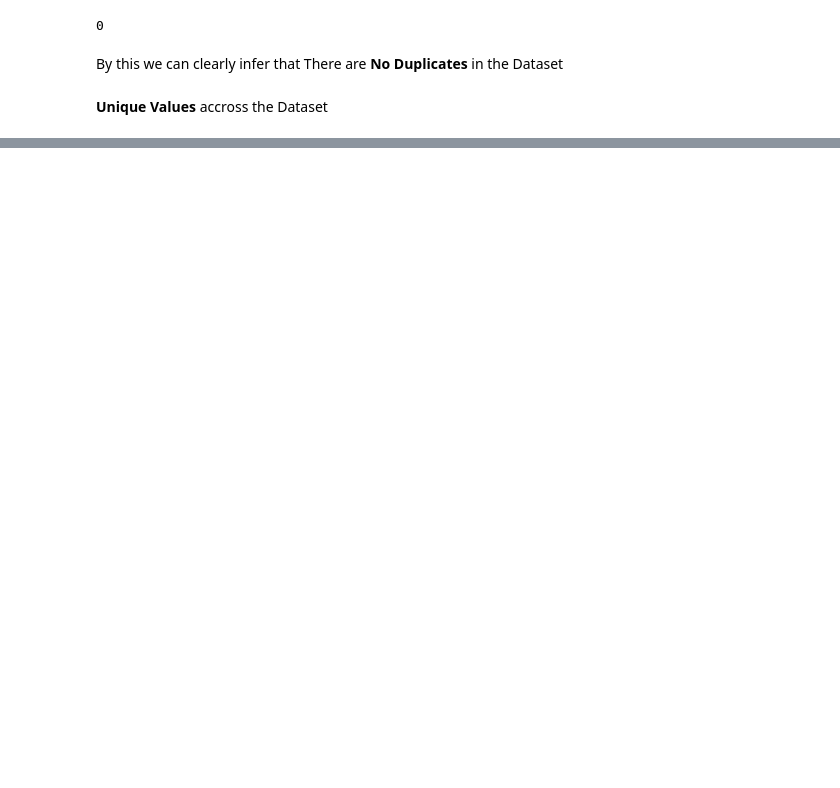
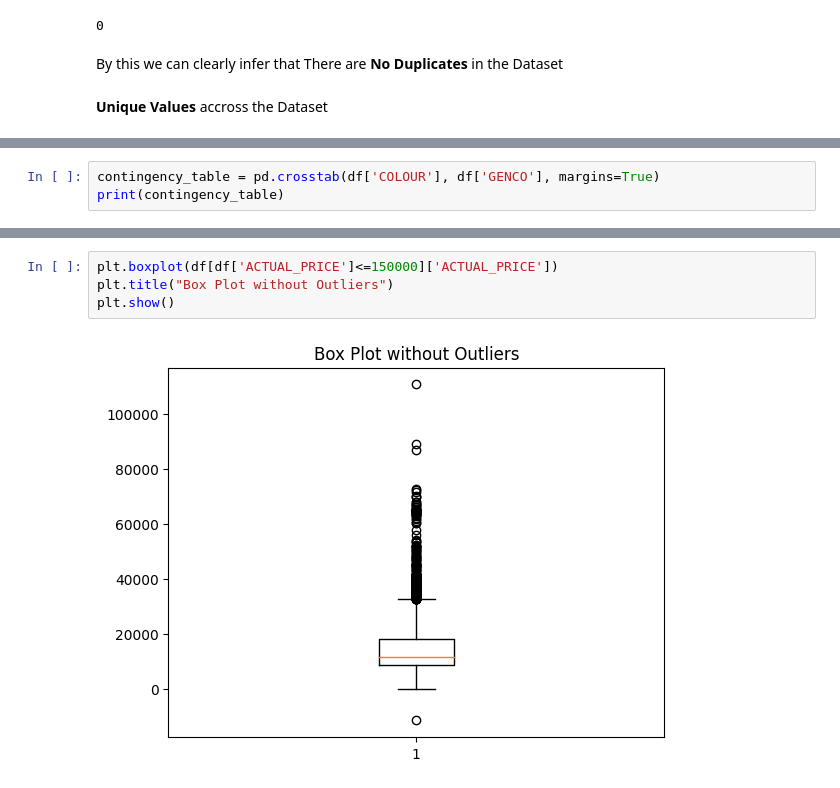
Before and after one commit to koushik2299/Data-Science, a Jupyter notebook: DS_Case_Study.ipynb, the cells around one changed output, grey strips where cells are left out. Cells and saved outputs as stored; diff of their text form; blank space fills up the shorter version.

```diff
--- a/DS_Case_Study.ipynb
+++ b/DS_Case_Study.ipynb
@@ -226,0 +372,3 @@ TypeError: ignored
+# %%
+contingency_table = pd.crosstab(df['COLOUR'], df['GENCO'], margins=True)
+print(contingency_table)
@@ -226,0 +519,6 @@ TypeError: ignored
+# %%
+plt.boxplot(df[df['ACTUAL_PRICE']<=150000]['ACTUAL_PRICE'])
+plt.title("Box Plot without Outliers")
+plt.show()
+# %% [output]
+[figure, added]
```
Also changed, not shown: parts of 105 cells of this notebook.
